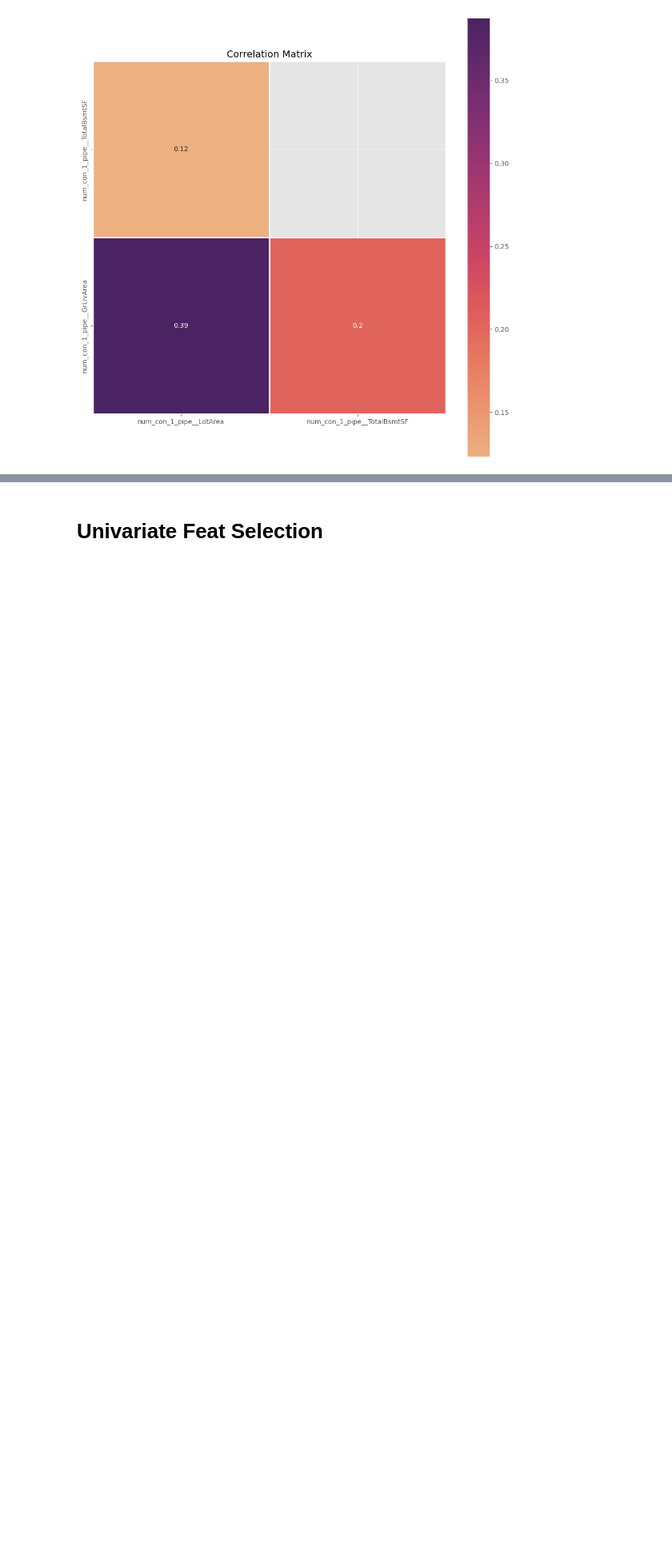
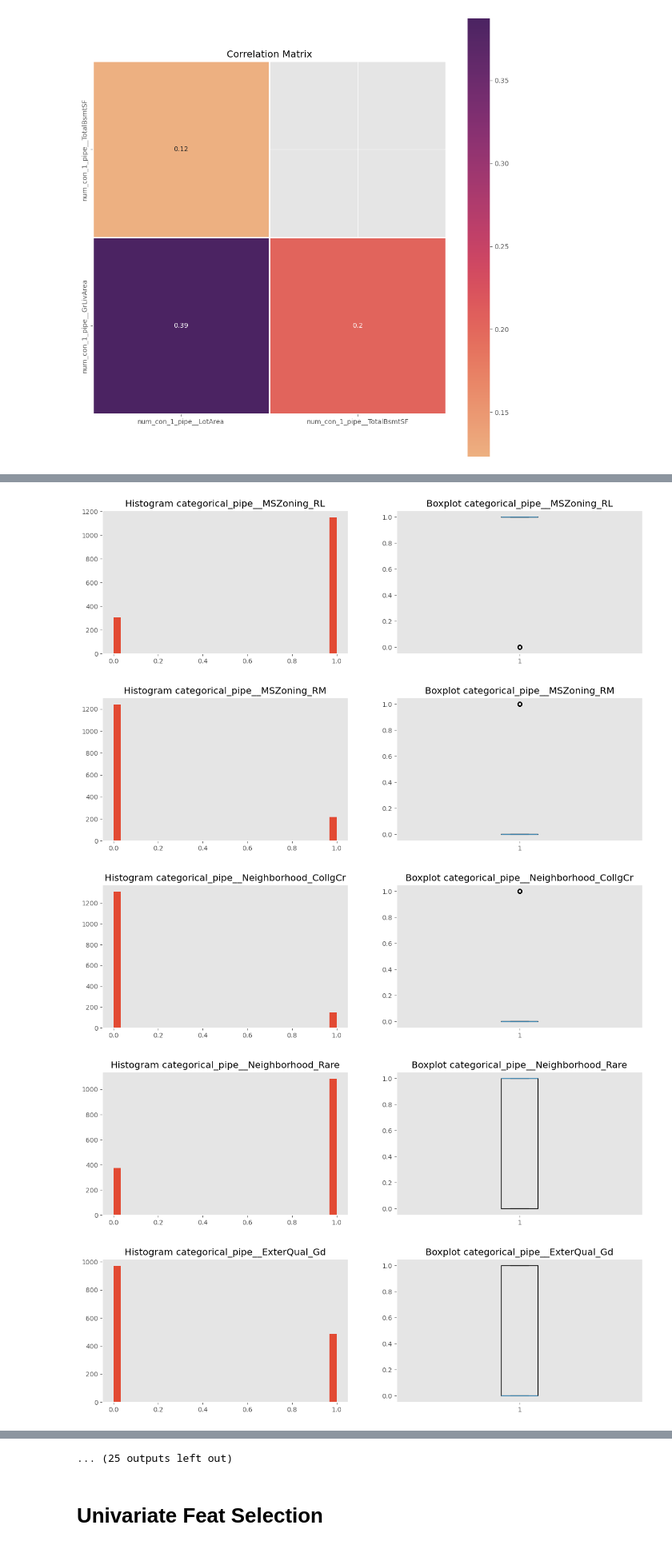
Before and after one commit to gustavoVferrari/kaggle, a Jupyter notebook: Regression/house_prices/notebook/[02.4] Analise Exploratoria feat eng.ipynb, the cells around one changed output, grey strips where cells are left out. Shown at 80% size. Drawn from its saved outputs; the diff is of its cells as text; code cells hidden in the pictures; blank space fills up the shorter version.

```diff
--- a/Regression/house_prices/notebook/[02.4] Analise Exploratoria feat eng.ipynb
+++ b/Regression/house_prices/notebook/[02.4] Analise Exploratoria feat eng.ipynb
@@ -110,0 +97,8 @@ for col in X_train_trans.filter(like='categorical').columns:
+# %%
+plot_numerical_data(X_train_trans.filter(regex='categorical'), target=None)
+# %% [output]
+[figure, added]
+[figure, added]
+[figure, added]
+[figure, added]
+[figure, added]
@@ -111,2 +112,3 @@ for col in X_train_trans.filter(like='categorical').columns:
+... (25 outputs left out)
 # %% [markdown]
 # Univariate Feat Selection
```
Also changed, not shown: parts of 36 cells of this notebook, 3 other files.
